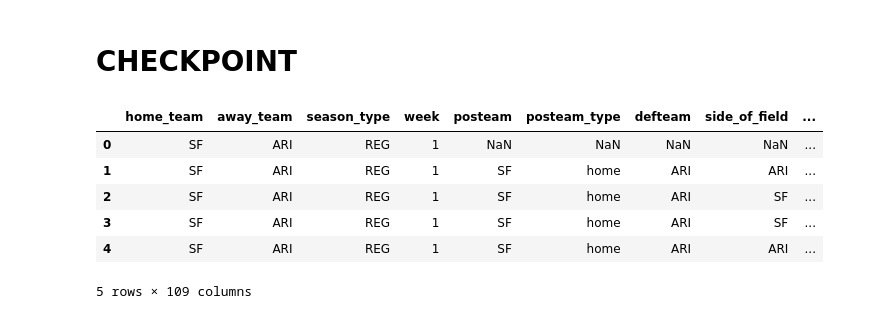
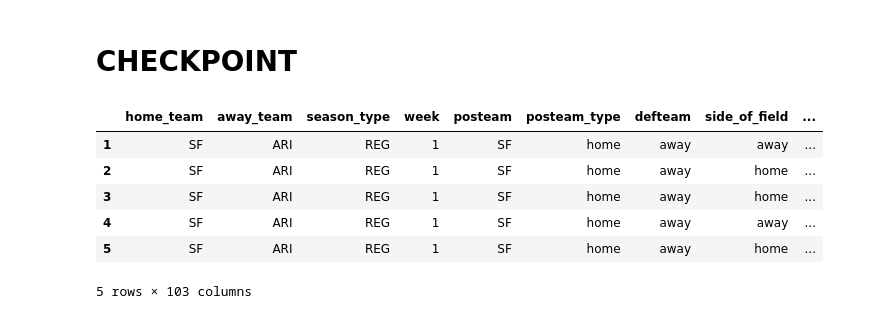
Before and after one commit to brianmatzelle/Predicting-NFL-Games-with-Machine-Learning, a Jupyter notebook: 2007_model.ipynb, the cells around one changed output. Drawn from its saved outputs; the diff is of its cells as text; code cells hidden in the pictures.

```diff
--- a/2007_model.ipynb
+++ b/2007_model.ipynb
@@ -396,19 +402,61 @@ def normalize_seconds_remaining(df):
         df[key] = df[key].apply(lambda x: seconds_remaining(x, total_seconds))
 
     return df
+# %%
+# normalize side_of_field
+def normalize_side_of_field(df):
+    df['side_of_field'] = df['side_of_field'].apply(
+        lambda x: 'home' if x == df['home_team'].values[0] else 'away'
+    )
+    return df
+# %%
+# normalize yardline_100
+def normalize_yardline_100(df):
+    df['yardline_100'] = df['yardline_100'].apply(
+        # make yardlines intervals of 10
+        lambda x: f"{x // 10 * 10 + 1}-{(x // 10 + 1) * 10}"
+    )
+    return df
+# %%
+# normalize yrdln
+def normalize_yrdln(df):
+    # replace team abbreviations with home and away
+    yard_num = 0
+    df['yrdln'] = df['yrdln'].apply(
+        # split yrdln into team and yardline delimited by space
+        lambda x: x.split(' ')
+    ).apply(
+        # replace team abbreviations with home and away
+        lambda x: (f'home {x[1]}') if x[0] == df['home_team'].values[0] else (f'away {x[1]}')
+    )
+    return df
+# %%
+# normalize defteam
+def normalize_defteam(df):
+    # replace team abbreviations with home and away
+    df['defteam'] = df['defteam'].apply(
+        lambda x: 'home' if x == df['home_team'].values[0] else 'away'
+    )
+    return df
 # %%
 # drop the columns that are not needed
 df[columns_to_fill] = df[columns_to_fill].fillna(0)
 df[columns_to_fill_with_none] = df[columns_to_fill_with_none].fillna('None')
+df.drop(columns=temp_columns_to_drop, inplace=True)
 df.drop(columns=columns_to_be_dropped, inplace=True)
+df.dropna(inplace=True)
 df = normalize_time(df)
 df = normalize_seconds_remaining(df)
+df = normalize_side_of_field(df)
+df = normalize_yardline_100(df)
+df = normalize_yrdln(df)
+df = normalize_defteam(df)
 df.head()
 # %% [output]
 |  | home_team | away_team | season_type | week | posteam | posteam_type | defteam | side_of_field | ... |
-| 0 | SF | ARI | REG | 1 | NaN | NaN | NaN | NaN | ... |
-| 1 | SF | ARI | REG | 1 | SF | home | ARI | ARI | ... |
-| 2 | SF | ARI | REG | 1 | SF | home | ARI | SF | ... |
-| 3 | SF | ARI | REG | 1 | SF | home | ARI | SF | ... |
-| 4 | SF | ARI | REG | 1 | SF | home | ARI | ARI | ... |
+| 1 | SF | ARI | REG | 1 | SF | home | away | away | ... |
+| 2 | SF | ARI | REG | 1 | SF | home | away | home | ... |
+| 3 | SF | ARI | REG | 1 | SF | home | away | home | ... |
+| 4 | SF | ARI | REG | 1 | SF | home | away | away | ... |
+| 5 | SF | ARI | REG | 1 | SF | home | away | home | ... |
-5 rows × 109 columns
+5 rows × 103 columns
```
Also changed, not shown: parts of 6 cells of this notebook, 2 other files.
